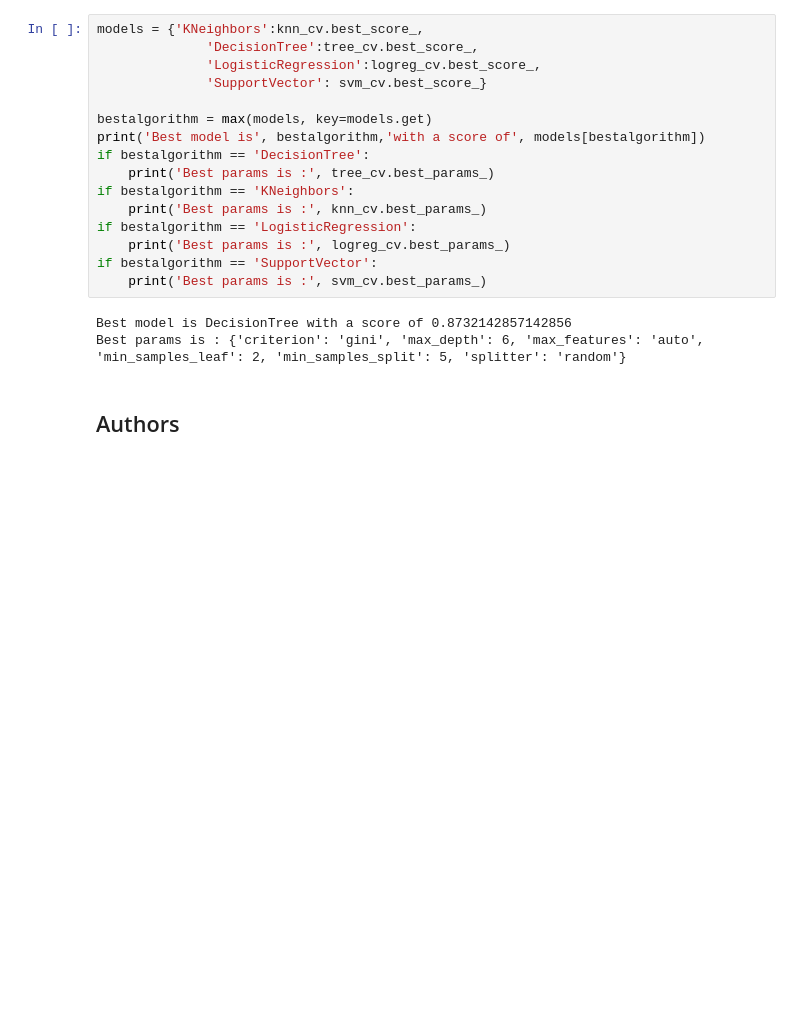
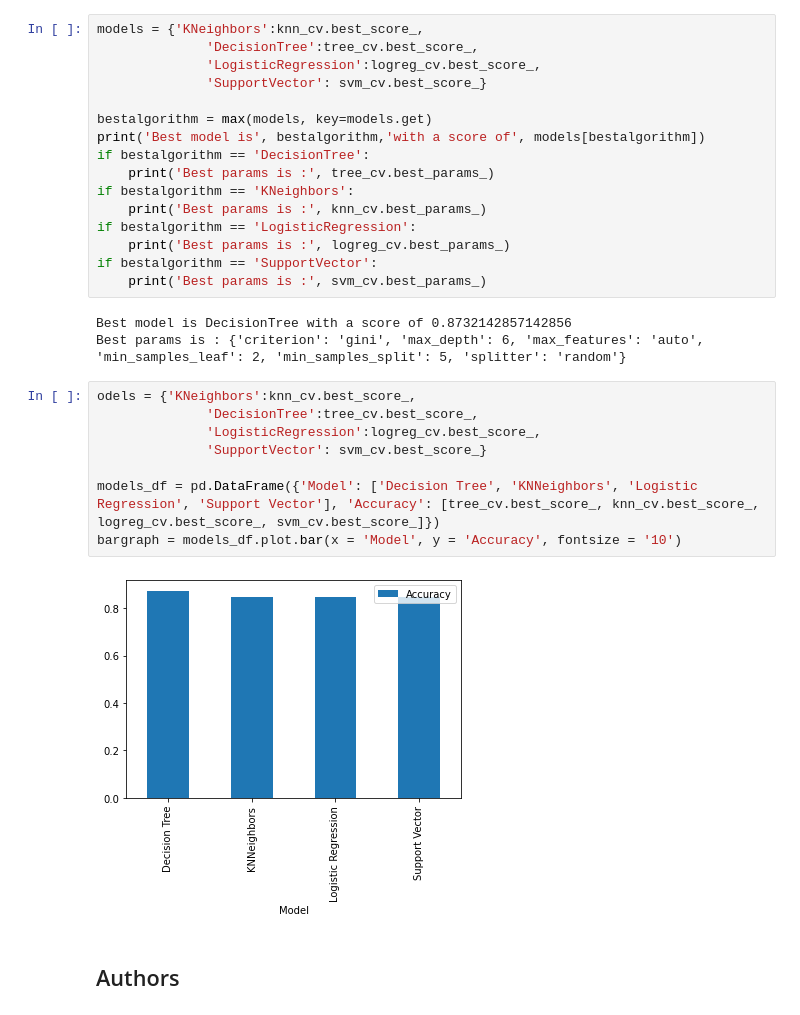
Before and after one commit to Sifiso-Malope/Applied-Data-Science, a Jupyter notebook: Machine Learning Prediction.ipynb, the cells around one changed output. Drawn from its saved outputs; the diff is of its cells as text; blank space fills up the shorter version.

```diff
--- a/Machine Learning Prediction.ipynb
+++ b/Machine Learning Prediction.ipynb
@@ -357,6 +357,16 @@ if bestalgorithm == 'SupportVector':
 # %% [output]
 Best model is DecisionTree with a score of 0.8732142857142856
 Best params is : {'criterion': 'gini', 'max_depth': 6, 'max_features': 'auto', 'min_samples_leaf': 2, 'min_samples_split': 5, 'splitter': 'random'}
+# %%
+odels = {'KNeighbors':knn_cv.best_score_,
+              'DecisionTree':tree_cv.best_score_,
+              'LogisticRegression':logreg_cv.best_score_,
+              'SupportVector': svm_cv.best_score_}
+
+models_df = pd.DataFrame({'Model': ['Decision Tree', 'KNNeighbors', 'Logistic Regression', 'Support Vector'], 'Accuracy': [tree_cv.best_score_, knn_cv.best_score_, logreg_cv.best_score_, svm_cv.best_score_]})
+bargraph = models_df.plot.bar(x = 'Model', y = 'Accuracy', fontsize = '10')
+# %% [output]
+[figure, added]
 # %% [markdown]
 ## Authors
 # %% [markdown]
```
